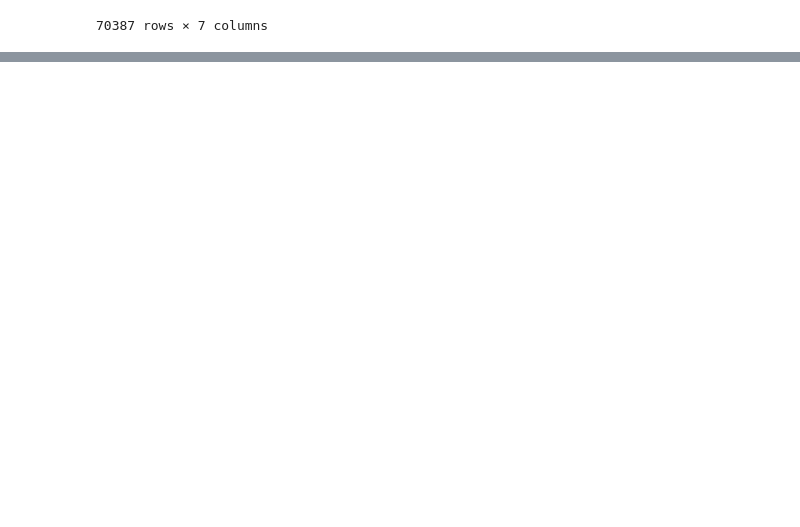
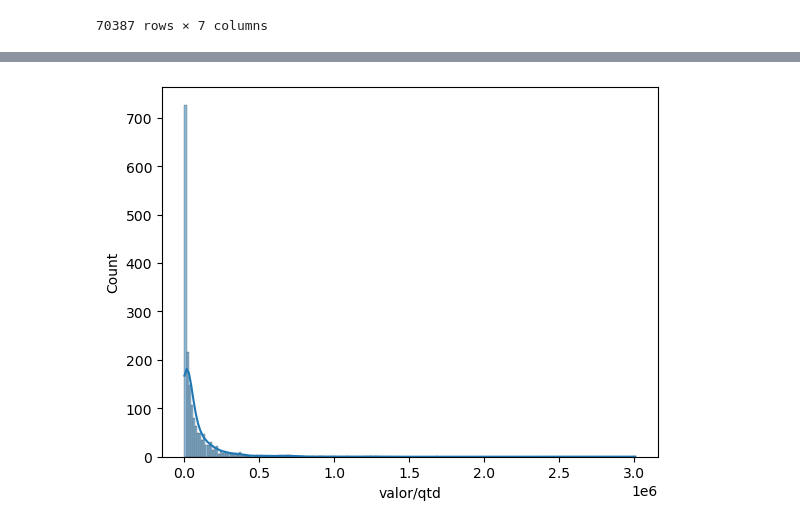
Before and after one commit to diullio/final_project_ada, a Jupyter notebook: final_project.ipynb, the cells around one changed output, grey strips where cells are left out. Cells and saved outputs as stored; diff of their text form; code cells hidden in the pictures; blank space fills up the shorter version.

```diff
--- a/final_project.ipynb
+++ b/final_project.ipynb
@@ -243,0 +362,2 @@ df
+# %%
+df = df.reset_index()
@@ -243,0 +417,7 @@ df
+# %%
+df["LogValor"] = np.log10(df["valor/qtd"])
+# %%
+sns.histplot(data=df, x='valor/qtd', kde=True )
+plt.show()
+# %% [output]
+[figure, added]
```
Also changed, not shown: parts of 61 cells of this notebook.
